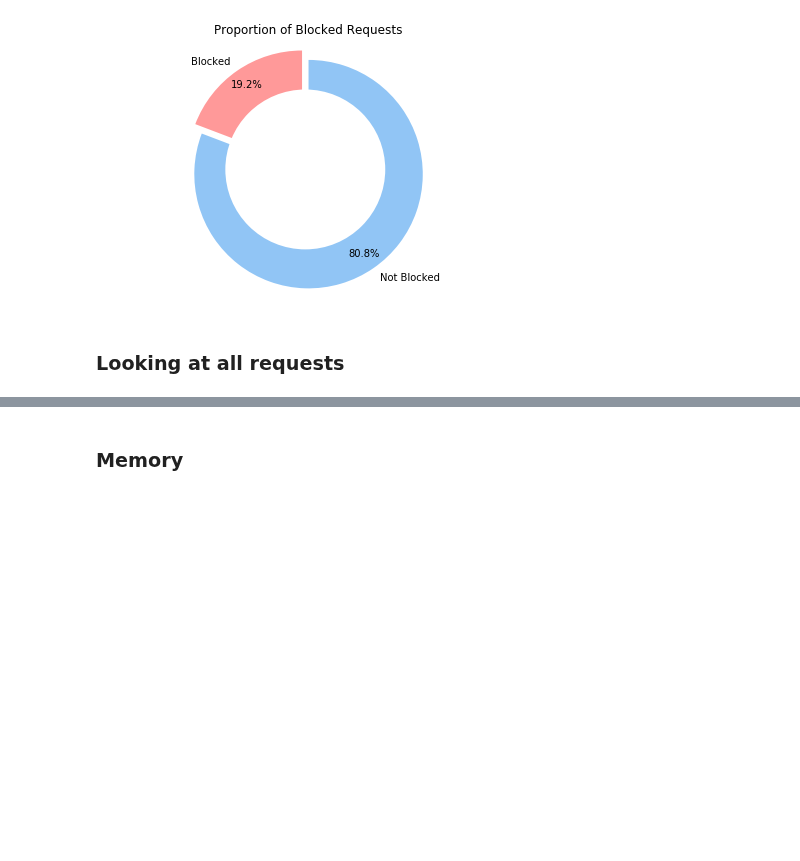
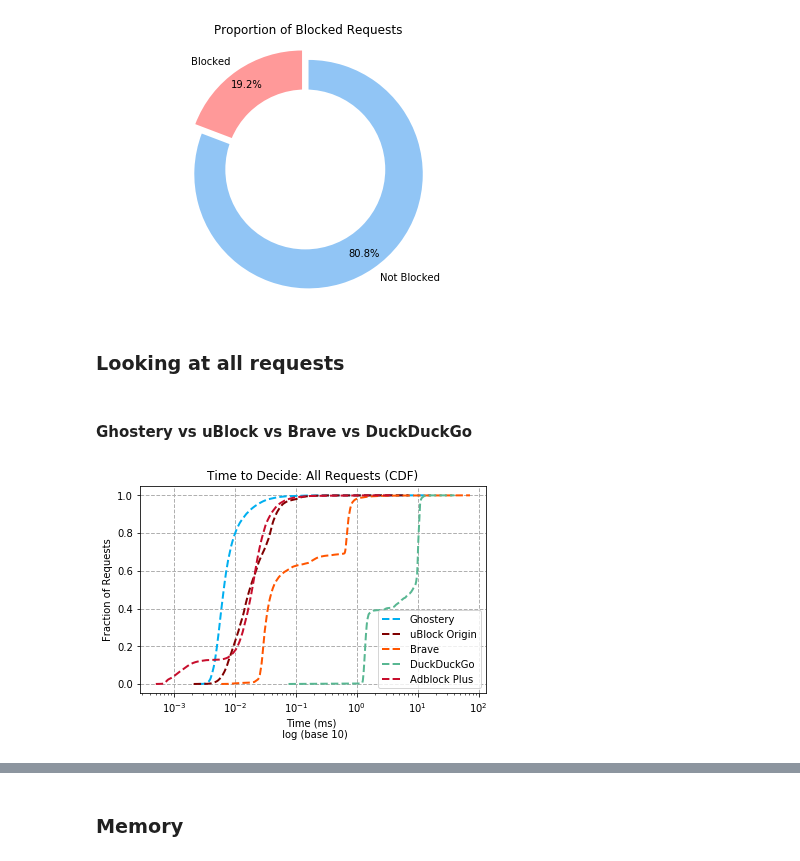
Before and after one commit to ghostery/adblocker, a Jupyter notebook: bench/comparison/comparing_adblockers.ipynb, the cells around one changed output, grey strips where cells are left out. Cells and saved outputs as stored; diff of their text form; code cells hidden in the pictures; blank space fills up the shorter version.

```diff
--- a/bench/comparison/comparing_adblockers.ipynb
+++ b/bench/comparison/comparing_adblockers.ipynb
@@ -134,5 +23,21 @@ pie(ghostery, ublock, duck, brave, abp)
 # %% [output]
 [figure]
 # %% [markdown]
-### **Looking at all requests**
+### Looking at all requests
+# %% [markdown]
+#### **Ghostery vs uBlock vs Brave vs DuckDuckGo**
+# %%
+compare_CDF(
+    ghostery,
+    ublock,
+    brave,
+    duck,
+    abp,
+    attr="all",
+    log_x=True,
+    log_y=False,
+    title='Time to Decide: All Requests (CDF)'
+)
+# %% [output]
+[figure, added]
 # %% [markdown]
```
Also changed, not shown: parts of 38 cells of this notebook, 20 other files.
